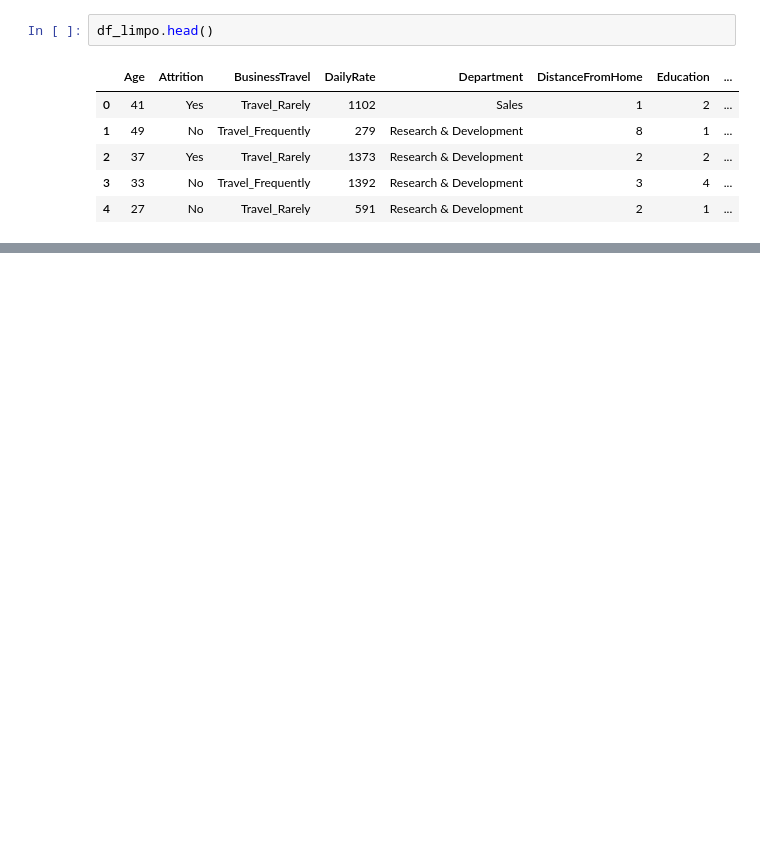
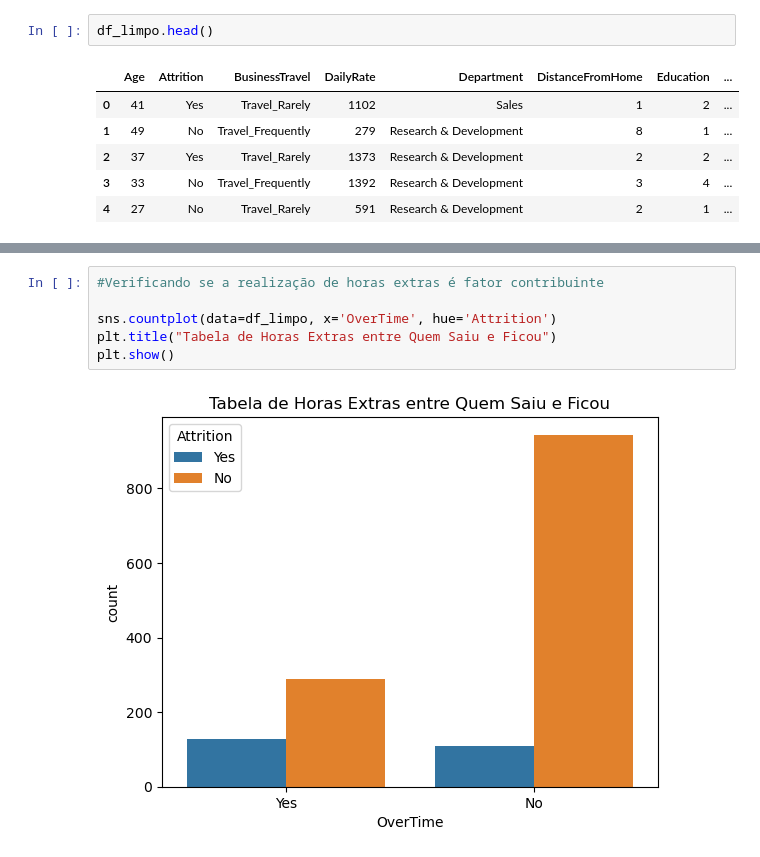
Before and after one commit to vilianf/analytics, a Jupyter notebook: python/hr_ibm/ibm_hr.ipynb, the cells around one changed output, grey strips where cells are left out. Cells and saved outputs as stored; diff of their text form; blank space fills up the shorter version.

```diff
--- a/python/hr_ibm/ibm_hr.ipynb
+++ b/python/hr_ibm/ibm_hr.ipynb
@@ -294,0 +318,8 @@ Text(0.5, 1.0, 'Comparação Em Relação Nota de Satisfação no Trabalho')
+# %%
+#Verificando se a realização de horas extras é fator contribuinte
+
+sns.countplot(data=df_limpo, x='OverTime', hue='Attrition')
+plt.title("Tabela de Horas Extras entre Quem Saiu e Ficou")
+plt.show()
+# %% [output]
+[figure, added]
```
Also changed, not shown: parts of 29 cells of this notebook.
